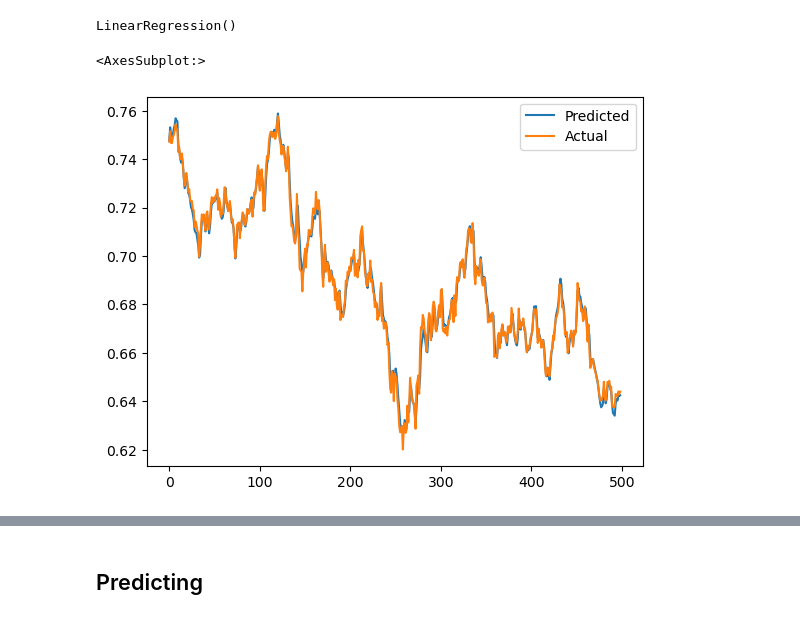
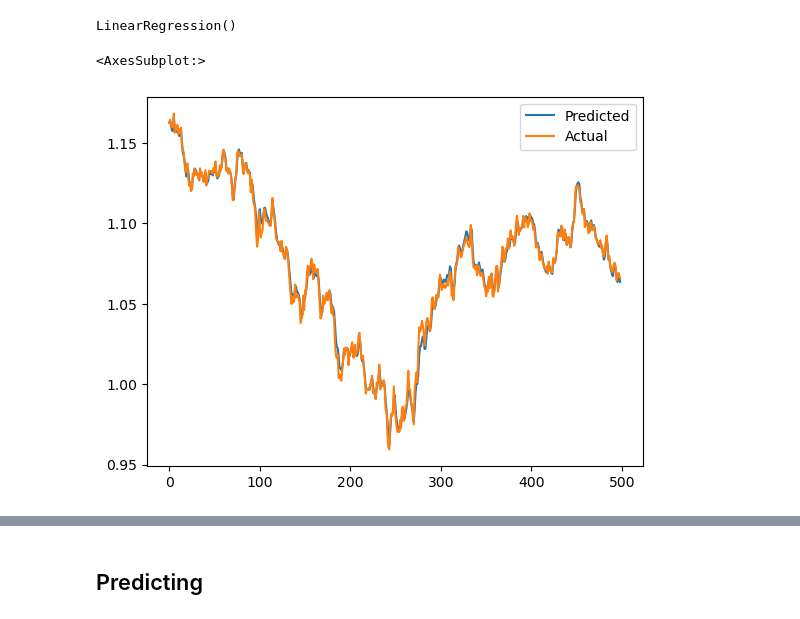
Before and after one commit to aliquid-novi/Strategies, a Jupyter notebook: Misc/Multiple Linear Regression.ipynb, the cells around one changed output, grey strips where cells are left out. Cells and saved outputs as stored; diff of their text form; code cells hidden in the pictures.

```diff
--- a/Misc/Multiple Linear Regression.ipynb
+++ b/Misc/Multiple Linear Regression.ipynb
@@ -27,7 +27,7 @@ def get_rates(pair1, timeframe, x):
 ## Backtesting
 # %%
 # Code to get X Variables
-EURUSD = get_rates('AUDUSD.a', mt5.TIMEFRAME_D1, 1000)
+EURUSD = get_rates('EURUSD.a', mt5.TIMEFRAME_D1, 1000)
 EURUSD = EURUSD[['close']]
 # Gets the last 6 closes of chosen timeframe. If you chose daily tf, it'll get last 6 days. If 4 hour, it'll get last
 # 6 4 hour candles etc etc.
@@ -58,17 +58,23 @@ model = LinearRegression()
 model.fit(X, y)
 # %% [output]
 LinearRegression()
-# %%
-vals = pd.DataFrame()  # Create an empty DataFrame to put the following code into.
-
-for i in range(1, 500):
-    today_features = X.iloc[-i]
-    today_price = model.predict([today_features])[0]
-
-    vals = vals.append({'Predicted': today_price, 'Actual': EURUSD['close'].iloc[-i]}, ignore_index=True)
-
-vals = vals[::-1].reset_index(drop=True)  # Reverse the order to match the original sequence
-vals.plot()
-# %% [output]
-<AxesSubplot:>
-[figure, removed]
+# %%
+vals = pd.DataFrame()  # Create an empty DataFrame to put the following code into.
+
+for i in range(500, 1, -1):
+    # Train a new model using all data up to day (-i)
+    X_train = X.iloc[:-i]
+    y_train = y.iloc[:-i]
+    model = LinearRegression()
+    model.fit(X_train, y_train)
+
+    # Predict the close price for day (-i + 1)
+    today_features = X.iloc[-i]
+    today_price = model.predict([today_features])[0]
+
+    vals = vals.append({'Predicted': today_price, 'Actual': y.iloc[-i]}, ignore_index=True)
+
+vals.plot()
+# %% [output]
+<AxesSubplot:>
+[figure, added]
```
Also changed, not shown: parts of 10 cells of this notebook, 2 other files.
